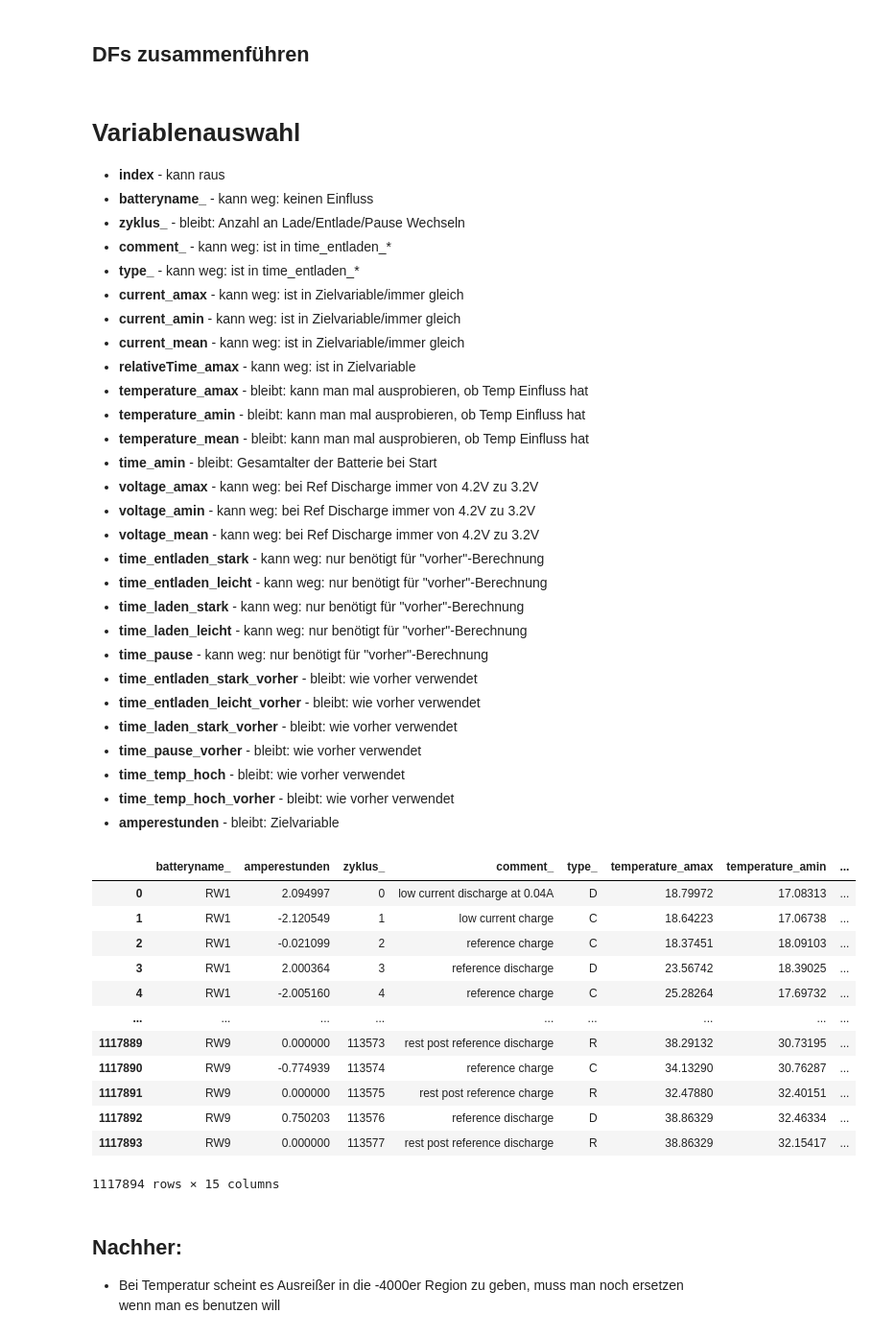
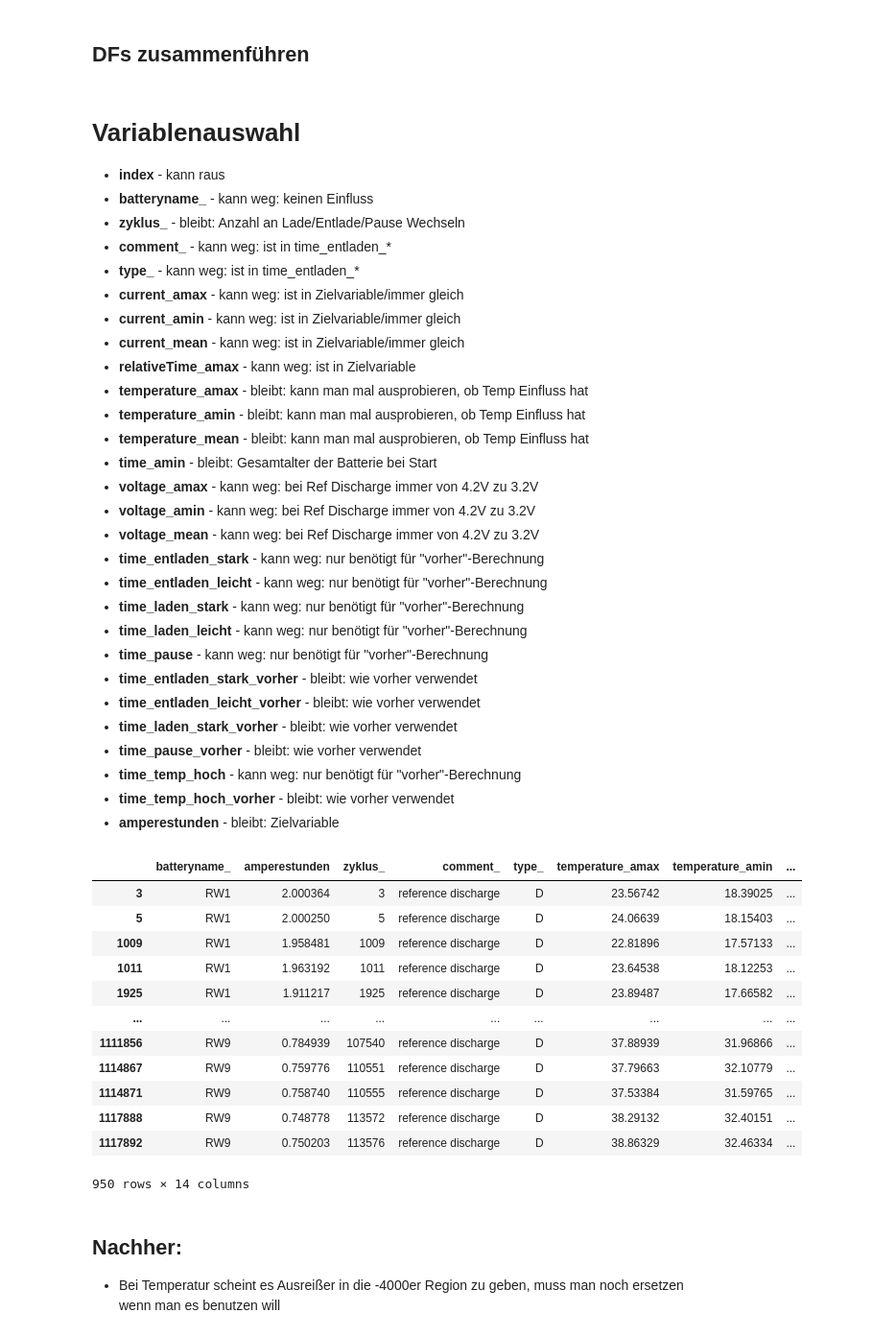
Before and after one commit to DaMuBo/battery_failure_predictions, a Jupyter notebook: notebooks/3a_feature_engineerung_zyklus.ipynb, the cells around one changed output. Shown: that part at 96% size. Cells and saved outputs as stored; diff of their text form; code cells hidden in the pictures.

```diff
--- a/notebooks/3a_feature_engineerung_zyklus.ipynb
+++ b/notebooks/3a_feature_engineerung_zyklus.ipynb
@@ -104,10 +107,8 @@ for file in os.listdir(p_fold):
         df_pv['amperestunden'] = (df_pv['current_mean']*df_pv['relativeTime_amax'])/3600
         #mapply(trapz,refDisSteps$relativeTime,refDisSteps$current)/3600
 
-        df_pv_filtered = df_pv[df_pv['comment_'] == 'reference discharge']
 
-
-        logging.info(f"<<< Start saving dataframe with shape {df_pv_filtered.shape} >>>")
+        logging.info(f"<<< Start saving dataframe with shape {df_pv.shape} >>>")
         df_pv.to_csv(f"{folder}\\{new_filename}", sep=',', index=False)
         logging.info(f"<<< Saved processed file in directory {folder}\\{new_filename} >>>")
 # %% [output]
@@ -133,7 +134,7 @@ for file in os.listdir(p_fold):
 # %%
 d = []
 
-df_full = pd.DataFrame(d, columns=df_pv_filtered.columns)
+df_full = pd.DataFrame(d, columns=df_pv.columns)
 
 for file in os.listdir(folder):
     if ".csv" in file:
@@ -167,45 +168,48 @@ df_full = df_full.reset_index()
 * **time_entladen_leicht_vorher** - bleibt: wie vorher verwendet
 * **time_laden_stark_vorher** - bleibt: wie vorher verwendet
 * **time_pause_vorher** - bleibt: wie vorher verwendet
-* **time_temp_hoch** - bleibt: wie vorher verwendet
+* **time_temp_hoch** - kann weg: nur benötigt für "vorher"-Berechnung
 * **time_temp_hoch_vorher** - bleibt: wie vorher verwendet
 * **amperestunden** - bleibt: Zielvariable
 # %%
 var_auswahl = [
     "batteryname_",
     "amperestunden",
     "zyklus_",
     "comment_",
     "type_",
     "temperature_amax",
     "temperature_amin",
     "temperature_mean",
     "time_amin",
     "time_entladen_stark_vorher",
     "time_entladen_leicht_vorher",
     "time_laden_stark_vorher",
     "time_pause_vorher",
-    "time_temp_hoch",
     "time_temp_hoch_vorher"
 ]
 
 df_final = df_full[var_auswahl]
 df_final.to_csv(f"{folder_final}\\df_fertige_features.csv", sep=',', index=False)
-df_final
+
+df_pv_filtered = df_final[df_final['comment_'] == 'reference discharge']
+df_pv_filtered.to_csv(f"{folder_final}\\df_fertige_features_ref_discharge.csv", sep=',', index=False)
+
+df_pv_filtered
 # %% [output]
 |  | batteryname_ | amperestunden | zyklus_ | comment_ | type_ | temperature_amax | temperature_amin | ... |
-| 0 | RW1 | 2.094997 | 0 | low current discharge at 0.04A | D | 18.79972 | 17.08313 | ... |
-| 1 | RW1 | -2.120549 | 1 | low current charge | C | 18.64223 | 17.06738 | ... |
-| 2 | RW1 | -0.021099 | 2 | reference charge | C | 18.37451 | 18.09103 | ... |
 | 3 | RW1 | 2.000364 | 3 | reference discharge | D | 23.56742 | 18.39025 | ... |
-| 4 | RW1 | -2.005160 | 4 | reference charge | C | 25.28264 | 17.69732 | ... |
+| 5 | RW1 | 2.000250 | 5 | reference discharge | D | 24.06639 | 18.15403 | ... |
+| 1009 | RW1 | 1.958481 | 1009 | reference discharge | D | 22.81896 | 17.57133 | ... |
+| 1011 | RW1 | 1.963192 | 1011 | reference discharge | D | 23.64538 | 18.12253 | ... |
+| 1925 | RW1 | 1.911217 | 1925 | reference discharge | D | 23.89487 | 17.66582 | ... |
 | ... | ... | ... | ... | ... | ... | ... | ... | ... |
-| 1117889 | RW9 | 0.000000 | 113573 | rest post reference discharge | R | 38.29132 | 30.73195 | ... |
-| 1117890 | RW9 | -0.774939 | 113574 | reference charge | C | 34.13290 | 30.76287 | ... |
-| 1117891 | RW9 | 0.000000 | 113575 | rest post reference charge | R | 32.47880 | 32.40151 | ... |
+| 1111856 | RW9 | 0.784939 | 107540 | reference discharge | D | 37.88939 | 31.96866 | ... |
+| 1114867 | RW9 | 0.759776 | 110551 | reference discharge | D | 37.79663 | 32.10779 | ... |
+| 1114871 | RW9 | 0.758740 | 110555 | reference discharge | D | 37.53384 | 31.59765 | ... |
+| 1117888 | RW9 | 0.748778 | 113572 | reference discharge | D | 38.29132 | 32.40151 | ... |
 | 1117892 | RW9 | 0.750203 | 113576 | reference discharge | D | 38.86329 | 32.46334 | ... |
-| 1117893 | RW9 | 0.000000 | 113577 | rest post reference discharge | R | 38.86329 | 32.15417 | ... |
-1117894 rows × 15 columns
+950 rows × 14 columns
 # %% [markdown]
 ## Nachher:
 * Bei Temperatur scheint es Ausreißer in die -4000er Region zu geben, muss man noch ersetzen wenn man es benutzen will
```
Also changed, not shown: parts of 2 cells of this notebook, 7 other files.
